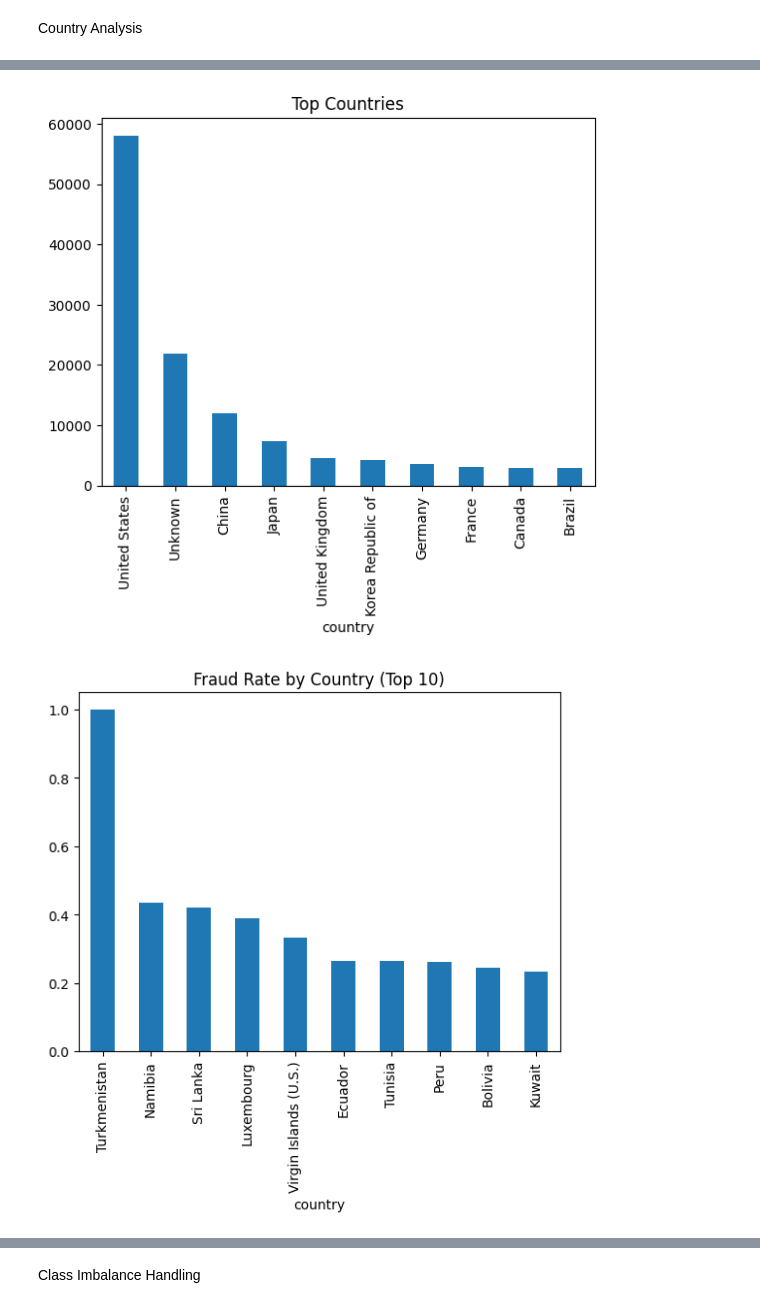
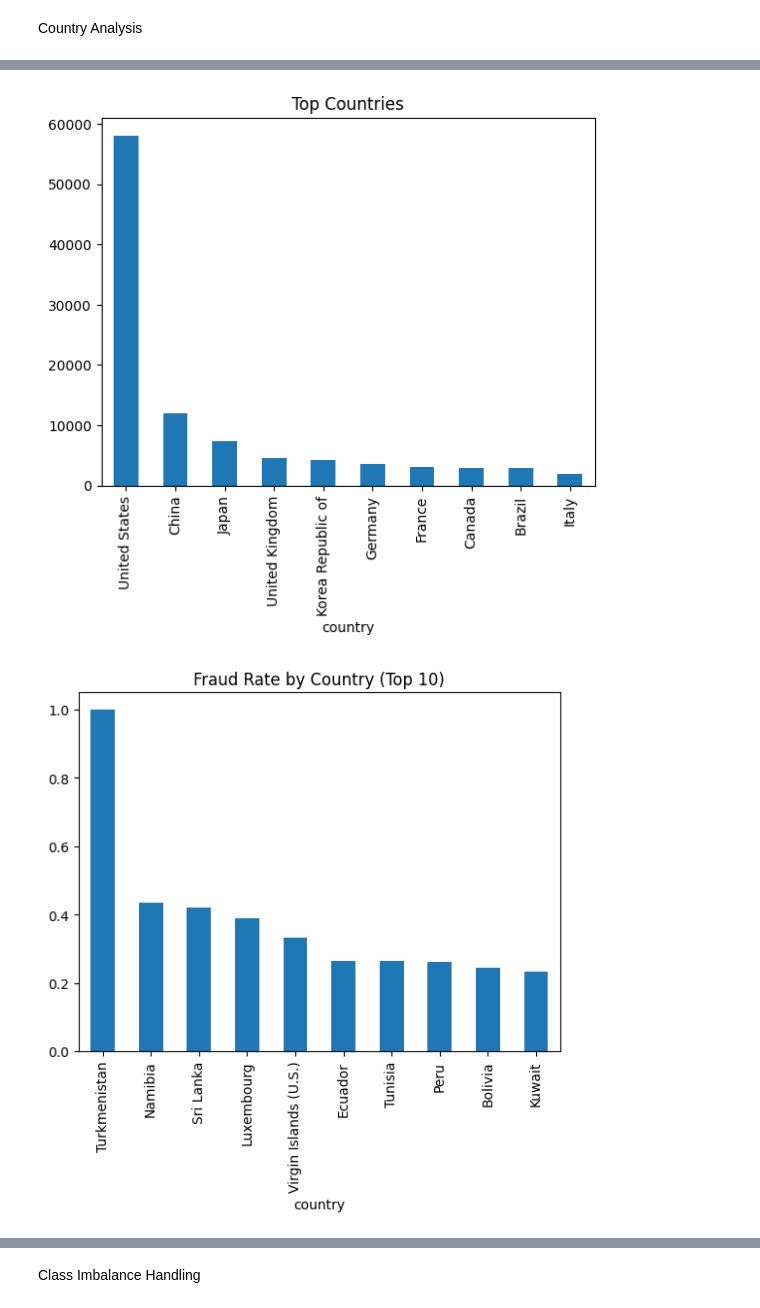
Before and after one commit to SamrawitMM/fraud-detection, a Jupyter notebook: notebooks/EDA_and_Preprocessing.ipynb, the cells around one changed output, grey strips where cells are left out. Saved outputs shown, nothing was run; the diff lists cells and outputs as text; code cells hidden in the pictures.

```diff
--- a/notebooks/EDA_and_Preprocessing.ipynb
+++ b/notebooks/EDA_and_Preprocessing.ipynb
@@ -56,0 +111,12 @@ ip_country_df['upper_bound_ip_address'] = ip_country_df['upper_bound_ip_address'
+# %%
+ip_country_df = ip_country_df.sort_values('lower_bound_ip_address')
+# %%
+merged_df = pd.merge_asof(
+    fraud_df,
+    ip_country_df,
+    left_on='ip_address',
+    right_on='lower_bound_ip_address',
+    direction='backward'  # Use 'backward' to find the nearest lower bound
+)
+# %%
+merged_df = merged_df[merged_df['ip_address'] <= merged_df['upper_bound_ip_address']]
@@ -102,0 +184,4 @@ fraud_df['country'] = fraud_df['ip_address'].apply(lambda x: map_ip_to_country(x
+# %%
+merged_df['time_since_signup'] = (merged_df['purchase_time'] - merged_df['signup_time']).dt.total_seconds()
+merged_df['hour_of_day'] = merged_df['purchase_time'].dt.hour
+merged_df['day_of_week'] = merged_df['purchase_time'].dt.dayofweek
@@ -105,12 +237,12 @@ Country Analysis
 # %%
-fraud_df['country'].value_counts().head(10).plot(kind='bar', title='Top Countries')
+merged_df['country'].value_counts().head(10).plot(kind='bar', title='Top Countries')
 plt.show()
 
 # Fraud rate by country
-fraud_df.groupby('country')['class'].mean().sort_values(ascending=False).head(10).plot(kind='bar')
+merged_df.groupby('country')['class'].mean().sort_values(ascending=False).head(10).plot(kind='bar')
 plt.title("Fraud Rate by Country (Top 10)")
 plt.show()
 # %% [output]
-[figure, old version]
+[figure, new version]
 [figure]
 # %% [markdown]
```
Also changed, not shown: parts of 49 cells of this notebook.
